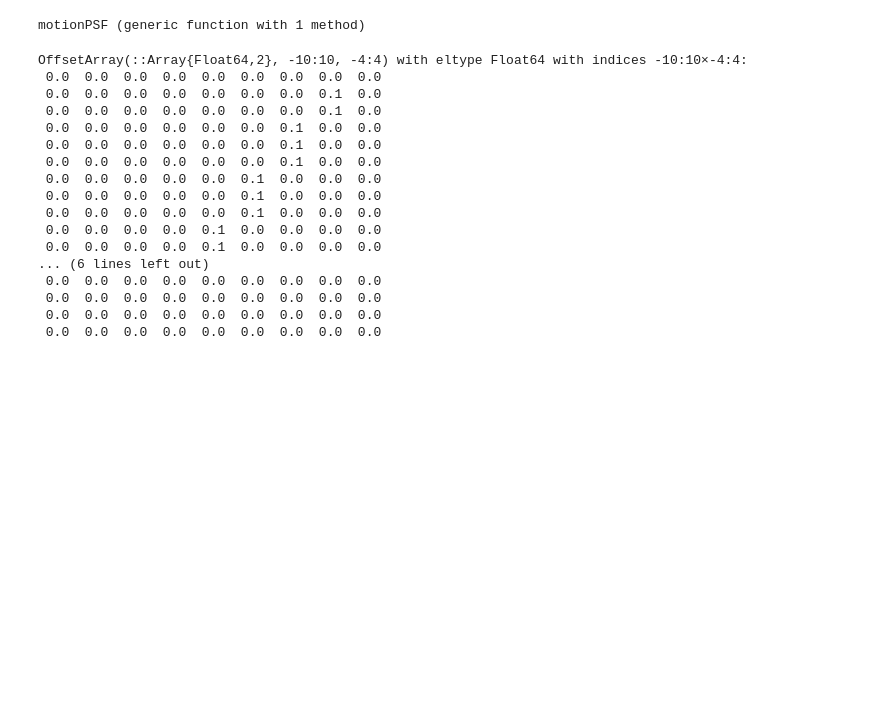
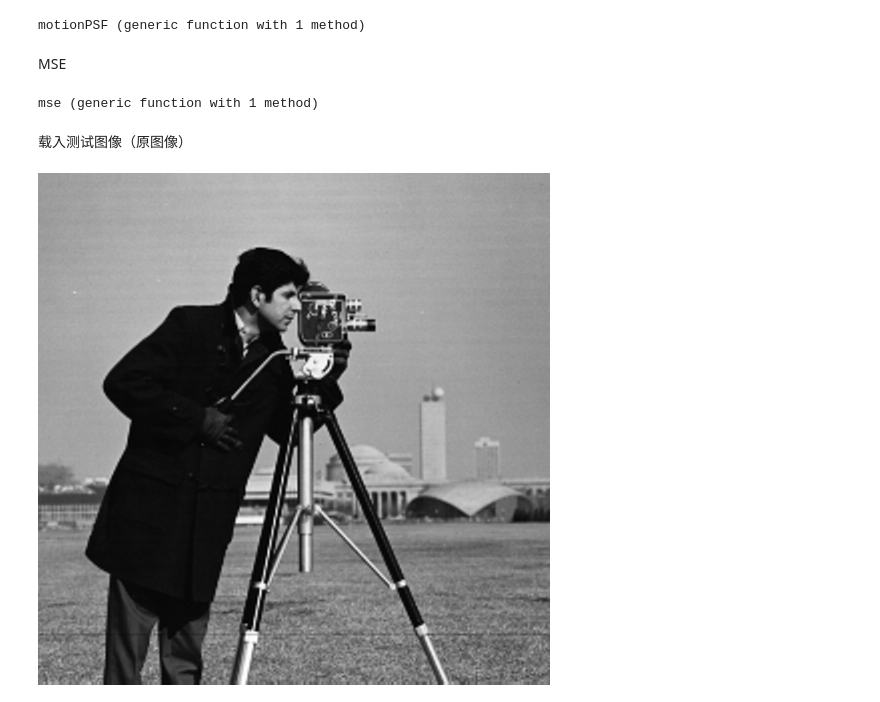
Before and after one commit to miRoox/HIT-DigitalSignalProcessing-Postgraduate, a Jupyter notebook: work.ipynb, the cells around one changed output. Cells and saved outputs as stored; diff of their text form; code cells hidden in the pictures; blank space fills up the shorter version.

```diff
--- a/work.ipynb
+++ b/work.ipynb
@@ -41,25 +41,15 @@ function motionPSF(l::Real,θ::Real)
 end
 # %% [output]
 motionPSF (generic function with 1 method)
-# %%
-motionPSF(10,7π/18)
-# %% [output]
-OffsetArray(::Array{Float64,2}, -10:10, -4:4) with eltype Float64 with indices -10:10×-4:4:
- 0.0  0.0  0.0  0.0  0.0  0.0  0.0  0.0  0.0
- 0.0  0.0  0.0  0.0  0.0  0.0  0.0  0.1  0.0
- 0.0  0.0  0.0  0.0  0.0  0.0  0.0  0.1  0.0
- 0.0  0.0  0.0  0.0  0.0  0.0  0.1  0.0  0.0
- 0.0  0.0  0.0  0.0  0.0  0.0  0.1  0.0  0.0
- 0.0  0.0  0.0  0.0  0.0  0.0  0.1  0.0  0.0
- 0.0  0.0  0.0  0.0  0.0  0.1  0.0  0.0  0.0
- 0.0  0.0  0.0  0.0  0.0  0.1  0.0  0.0  0.0
- 0.0  0.0  0.0  0.0  0.0  0.1  0.0  0.0  0.0
- 0.0  0.0  0.0  0.0  0.1  0.0  0.0  0.0  0.0
- 0.0  0.0  0.0  0.0  0.1  0.0  0.0  0.0  0.0
-... (6 lines left out)
- 0.0  0.0  0.0  0.0  0.0  0.0  0.0  0.0  0.0
- 0.0  0.0  0.0  0.0  0.0  0.0  0.0  0.0  0.0
- 0.0  0.0  0.0  0.0  0.0  0.0  0.0  0.0  0.0
- 0.0  0.0  0.0  0.0  0.0  0.0  0.0  0.0  0.0
+# %% [markdown]
+MSE
+# %%
+mse(a,b)=sum(abs2,a .- b)/prod(size(a))
+# %% [output]
+mse (generic function with 1 method)
+# %% [markdown]
+载入测试图像（原图像）
 # %%
-origin=testimage("lena")
+origin=testimage("cameraman")
+# %% [output]
+[figure, added]
```
Also changed, not shown: parts of 23 cells of this notebook.
